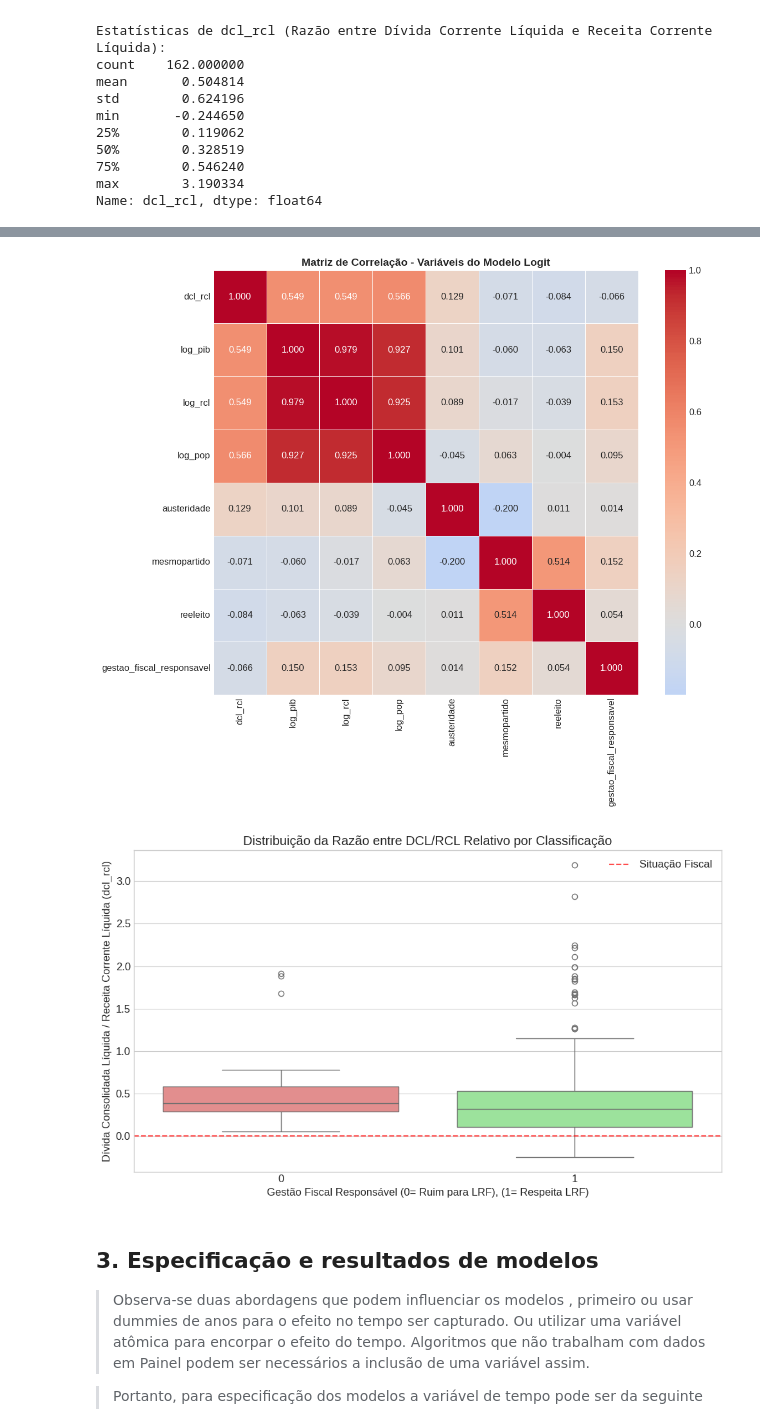
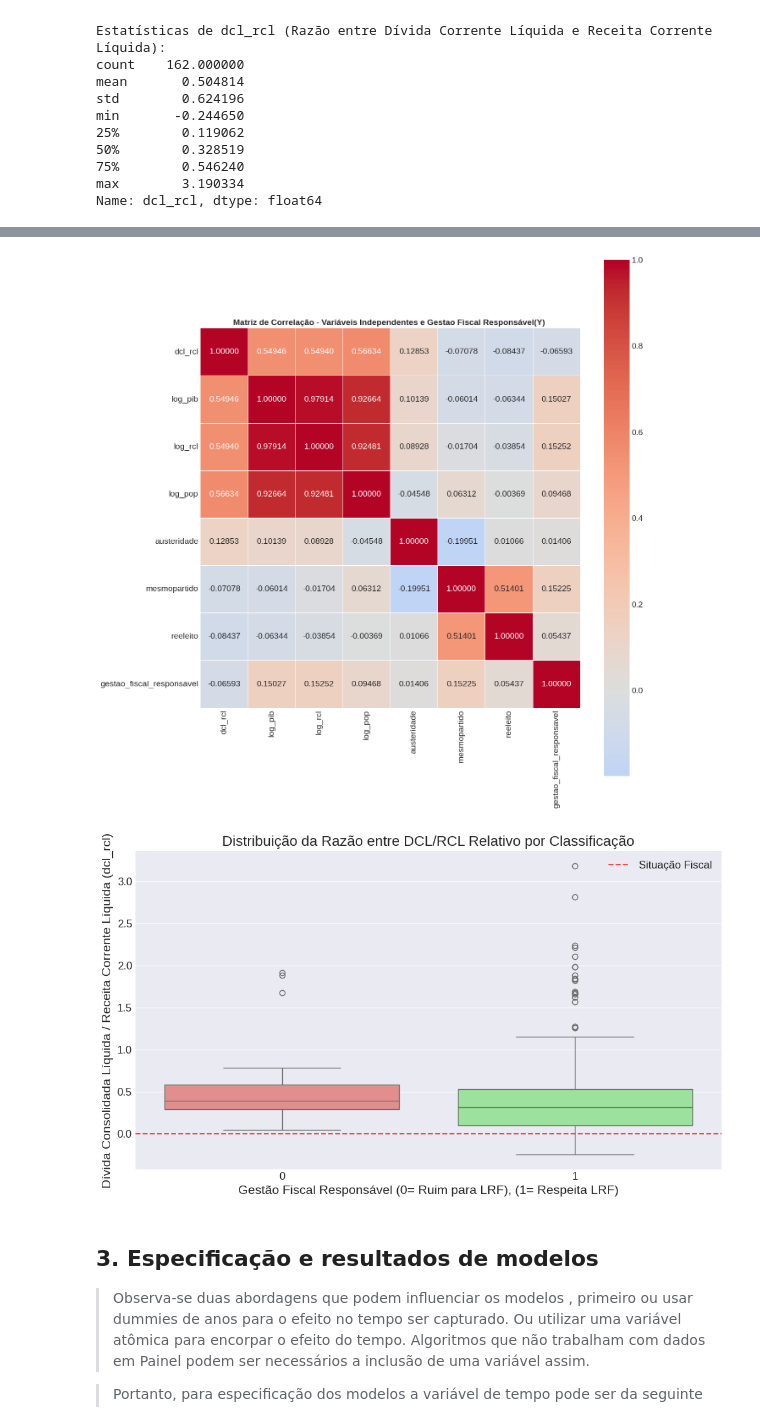
Before and after one commit to jrhumberto/000-pep, a Jupyter notebook: modelo_econometrico_v3.ipynb, the cells around one changed output, grey strips where cells are left out. Drawn from its saved outputs; the diff is of its cells as text; code cells hidden in the pictures.

```diff
--- a/modelo_econometrico_v3.ipynb
+++ b/modelo_econometrico_v3.ipynb
@@ -423,12 +423,25 @@ plt.show()
 # %% [markdown]
 # (B) Execução Econométrica
 # %%
+import pandas as pd
+import numpy as np
+import warnings
+warnings.filterwarnings('ignore')
+
+# Bibliotecas para econometria
+import statsmodels.api as sm
+from scipy import stats
+
+# Bibliotecas para visualização
+import matplotlib.pyplot as plt
+import seaborn as sns
+
 # Limites de Visualização
 pd.set_option('display.max_columns', None)
 pd.set_option('display.width', None)
 plt.style.use('seaborn-v0_8-whitegrid')
 plt.rcParams['figure.figsize'] = (12, 6)
-plt.rcParams['font.size'] = 12
+plt.rcParams['font.size'] = 14 # Aumentando o tamanho da fonte padrão
 
 # ======================================================================
 # CARREGAMENTO E PREPARAÇÃO DOS DADOS
@@ -656,32 +669,35 @@ max       1.000000      1.000000    1.000000                   1.000000
 # %%
 # Matriz de correlação (variáveis numéricas)
 numeric_vars = ['dcl_rcl', 'log_pib', 'log_rcl', 'log_pop',
                 'austeridade', 'mesmopartido', 'reeleito', 'gestao_fiscal_responsavel']
 corr_matrix = df_model[numeric_vars].corr()
 
-plt.figure(figsize=(12, 10))
-sns.heatmap(corr_matrix, annot=True, fmt='.3f', cmap='coolwarm', center=0,
+plt.figure(figsize=(14, 14))
+sns.heatmap(corr_matrix, annot=True, fmt='.5f', cmap='coolwarm', center=0, color='black',
             linewidths=0.5, square=True)
-plt.title('Matriz de Correlação - Variáveis do Modelo Logit', fontsize=14, fontweight='bold')
+plt.title('Matriz de Correlação - Variáveis Independentes e Gestao Fiscal Responsável(Y) ', fontsize=14, fontweight='bold')
+
+
 plt.tight_layout()
-plt.savefig('correlation_heatmap_logit.png', dpi=300, bbox_inches='tight')
+plt.savefig('corr_matriz.png', dpi=400, bbox_inches='tight')
 plt.show()
 # %% [output]
-[figure, old version]
+[figure, new version]
 # %%
 # Boxplot de dcl_receita por gestão fiscal responsável
 plt.figure(figsize=(10, 6))
 sns.boxplot(x='gestao_fiscal_responsavel', y='dcl_rcl', data=df_model, palette=['lightcoral', 'lightgreen'])
-plt.xlabel('Gestão Fiscal Responsável (0= Ruim para LRF), (1= Respeita LRF)')
-plt.ylabel('Dívida Consolidada Líquida / Receita Corrente Líquida (dcl_rcl)')
-plt.title('Distribuição da Razão entre DCL/RCL Relativo por Classificação')
+plt.xlabel('Gestão Fiscal Responsável (0= Ruim para LRF), (1= Respeita LRF)', fontsize=14)
+plt.ylabel('Dívida Consolidada Líquida / Receita Corrente Líquida (dcl_rcl)', fontsize=14)
+plt.title('Distribuição da Razão entre DCL/RCL Relativo por Classificação', fontsize=16)
 plt.axhline(y=0, color='red', linestyle='--', alpha=0.7, label='Situação Fiscal')
-plt.legend()
+plt.legend(fontsize=12)
+plt.tick_params(axis='both', which='major', labelsize=12) # Aumenta o tamanho dos rótulos dos ticks
 plt.tight_layout()
 plt.savefig('dcl_receita_boxplot.png', dpi=300, bbox_inches='tight')
 plt.show()
 # %% [output]
-[figure, old version]
+[figure, new version]
 # %% [markdown]
 ## 3. Especificação e resultados de modelos
 
```
Also changed, not shown: parts of 5 cells of this notebook.
